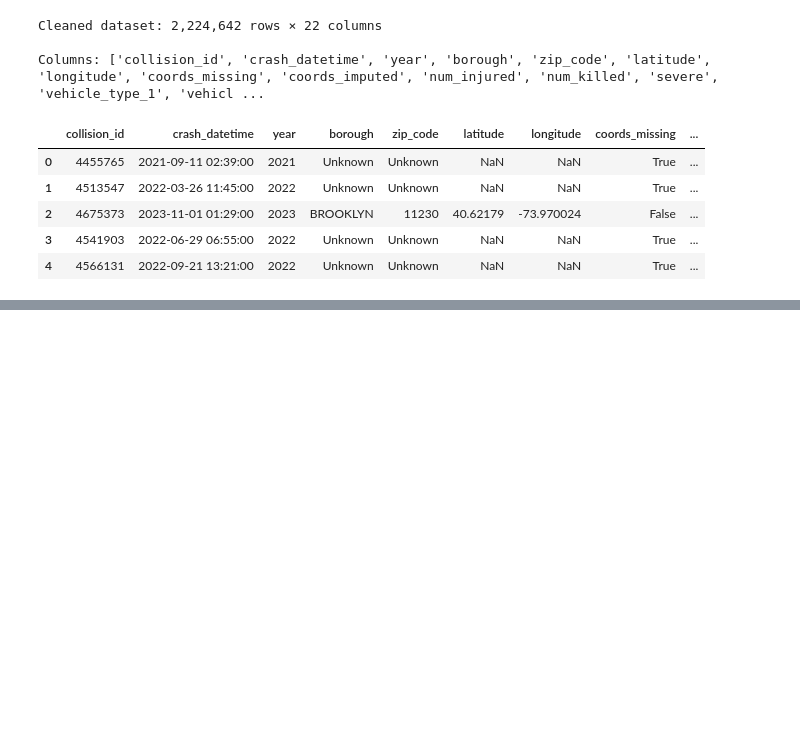
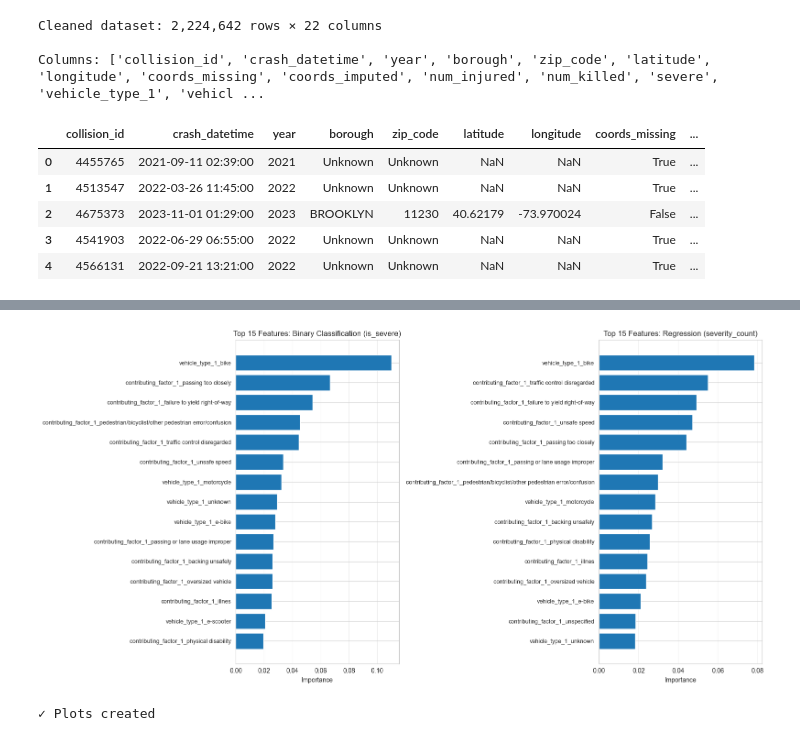
Before and after one commit to adamya-singh/data-management-final-project, a Jupyter notebook: pipeline.ipynb, the cells around one changed output, grey strips where cells are left out. Cells and saved outputs as stored; diff of their text form; code cells hidden in the pictures; blank space fills up the shorter version.

```diff
--- a/pipeline.ipynb
+++ b/pipeline.ipynb
@@ -837,0 +1738,68 @@ Columns: ['collision_id', 'crash_datetime', 'year', 'borough', 'zip_code', 'lati
+# %%
+# =============================================================================
+# STEP 7: Feature Importance Analysis
+# =============================================================================
+
+print("=" * 70)
+print("STEP 7: Feature Importance Analysis")
+print("=" * 70)
+
+# Get feature importance for both models
+print("\nExtracting feature importance...")
+
+# Binary classification importance
+print("  Binary classification model...")
+importance_binary = model_binary.feature_importances_
+feature_importance_binary = pd.DataFrame({
+    'feature': feature_names,
+    'importance': importance_binary
+}).sort_values('importance', ascending=False)
+
+# Regression importance
+print("  Regression model...")
+importance_regression = model_regression.feature_importances_
+feature_importance_regression = pd.DataFrame({
+    'feature': feature_names,
+    'importance': importance_regression
+}).sort_values('importance', ascending=False)
+
+print("✓ Feature importance extracted")
+
+# Get top 15 features for each
+top15_binary = feature_importance_binary.head(15)
+top15_regression = feature_importance_regression.head(15)
+
+print(f"\nTop 15 features for binary classification:")
+for i, row in top15_binary.iterrows():
+    print(f"  {row['feature']:50} | {row['importance']:.4f}")
+
+print(f"\nTop 15 features for regression:")
+for i, row in top15_regression.iterrows():
+    print(f"  {row['feature']:50} | {row['importance']:.4f}")
+
+# Plot feature importance
+print("\nCreating feature importance plots...")
+
+fig, axes = plt.subplots(1, 2, figsize=(16, 8))
+
+# Binary classification
+axes[0].barh(range(len(top15_binary)), top15_binary['importance'].values[::-1])
+axes[0].set_yticks(range(len(top15_binary)))
+axes[0].set_yticklabels(top15_binary['feature'].values[::-1], fontsize=9)
+axes[0].set_xlabel('Importance')
+axes[0].set_title('Top 15 Features: Binary Classification (is_severe)')
+axes[0].grid(True, alpha=0.3, axis='x')
+
+# Regression
+axes[1].barh(range(len(top15_regression)), top15_regression['importance'].values[::-1])
+axes[1].set_yticks(range(len(top15_regression)))
+axes[1].set_yticklabels(top15_regression['feature'].values[::-1], fontsize=9)
+axes[1].set_xlabel('Importance')
+axes[1].set_title('Top 15 Features: Regression (severity_count)')
+axes[1].grid(True, alpha=0.3, axis='x')
+
+plt.tight_layout()
+plt.show()
+
+print("✓ Plots created")
+# %% [output]
@@ -837,0 +1823,2 @@ Columns: ['collision_id', 'crash_datetime', 'year', 'borough', 'zip_code', 'lati
+[figure, added]
+✓ Plots created
```
Also changed, not shown: parts of 17 cells of this notebook, 2 other files.
